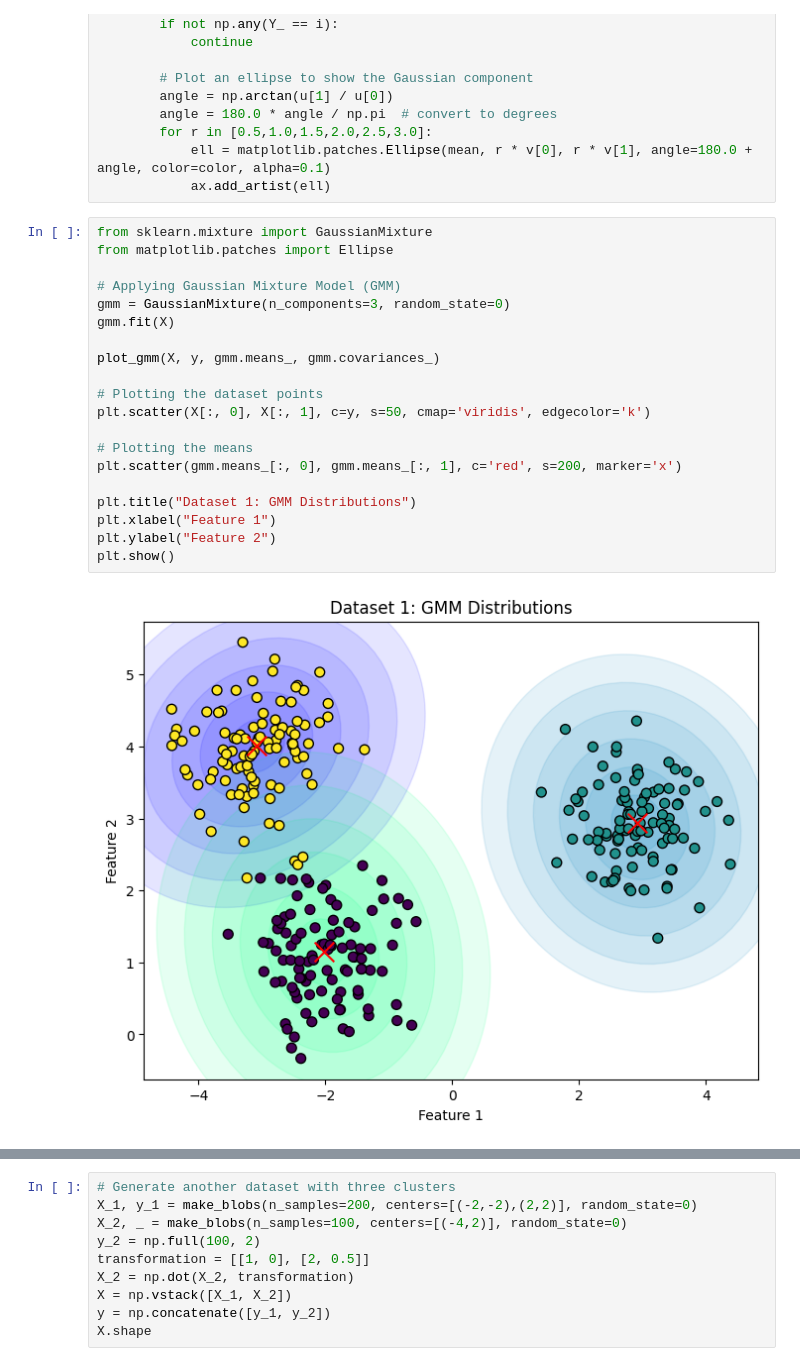
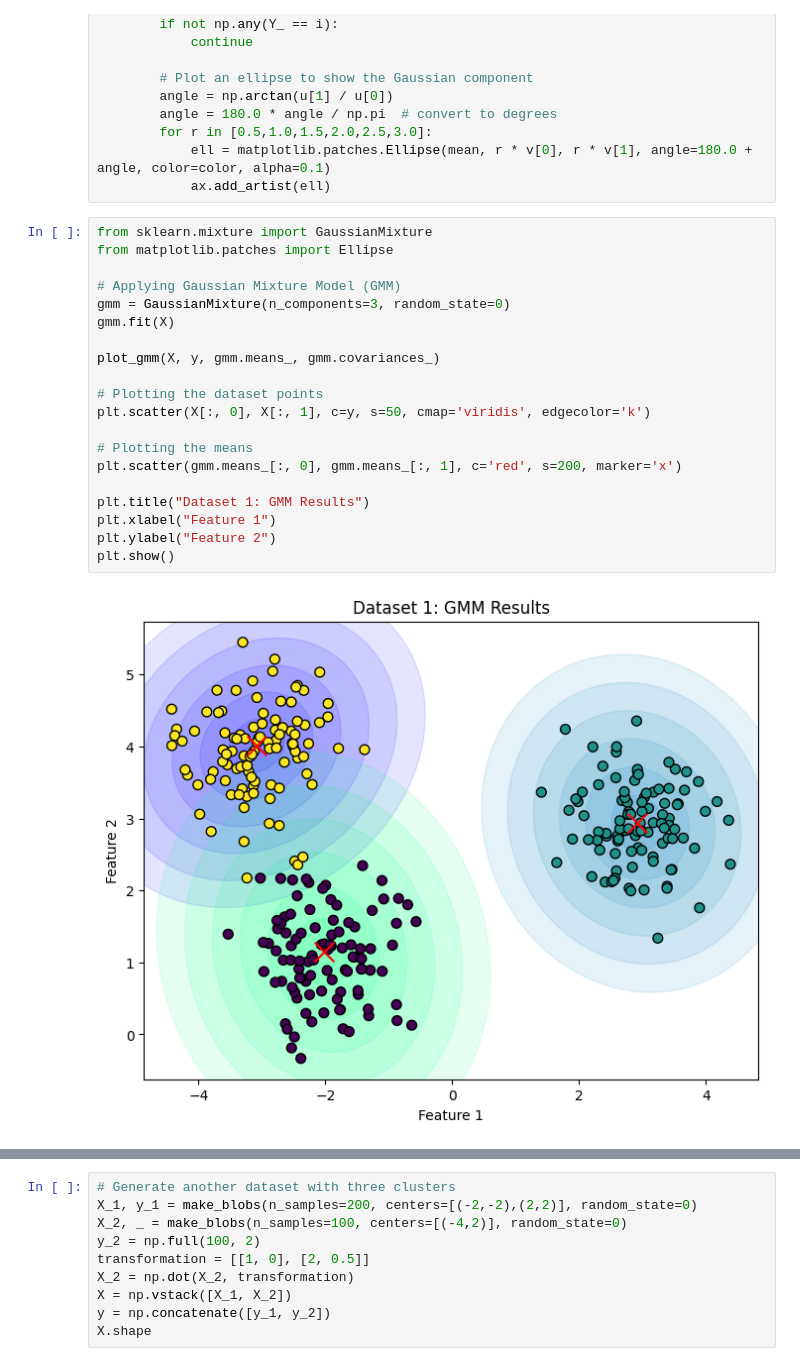
Before and after one commit to hpi-dhc/dm4dh-2023, a Jupyter notebook: 7_Clustering.ipynb, the cells around one changed output, grey strips where cells are left out. Drawn from its saved outputs; the diff is of its cells as text.

```diff
--- a/7_Clustering.ipynb
+++ b/7_Clustering.ipynb
@@ -135,24 +161,24 @@ def plot_gmm(X, Y_, means, covariances):
 # %%
 from sklearn.mixture import GaussianMixture
 from matplotlib.patches import Ellipse
 
 # Applying Gaussian Mixture Model (GMM)
 gmm = GaussianMixture(n_components=3, random_state=0)
 gmm.fit(X)
 
 plot_gmm(X, y, gmm.means_, gmm.covariances_)
 
 # Plotting the dataset points
 plt.scatter(X[:, 0], X[:, 1], c=y, s=50, cmap='viridis', edgecolor='k')
 
 # Plotting the means
 plt.scatter(gmm.means_[:, 0], gmm.means_[:, 1], c='red', s=200, marker='x')
 
-plt.title("Dataset 1: GMM Distributions")
+plt.title("Dataset 1: GMM Results")
 plt.xlabel("Feature 1")
 plt.ylabel("Feature 2")
 plt.show()
 # %% [output]
-[figure, old version]
+[figure, new version]
 # %% [markdown]
 ## Dataset 2
```
Also changed, not shown: parts of 29 cells of this notebook.
